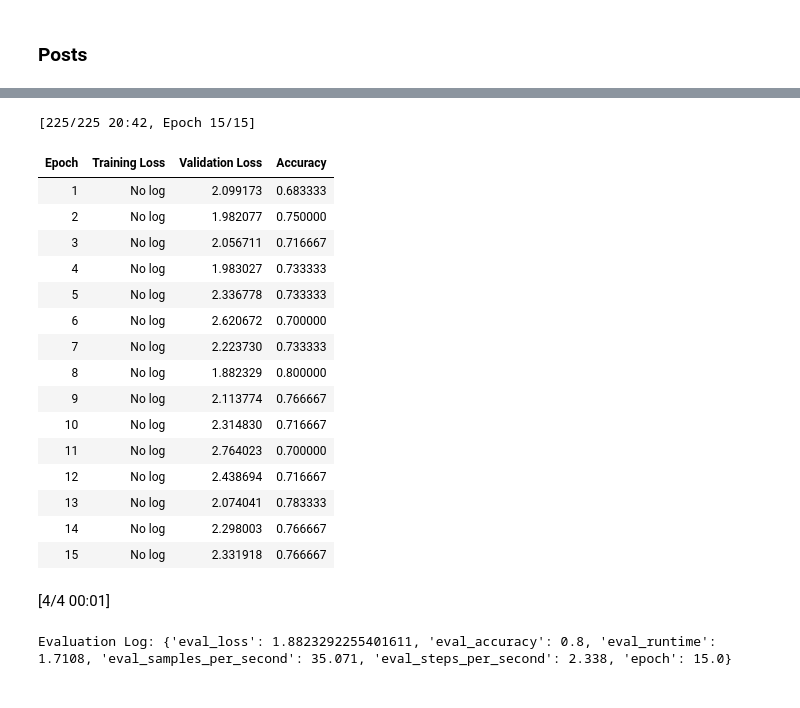
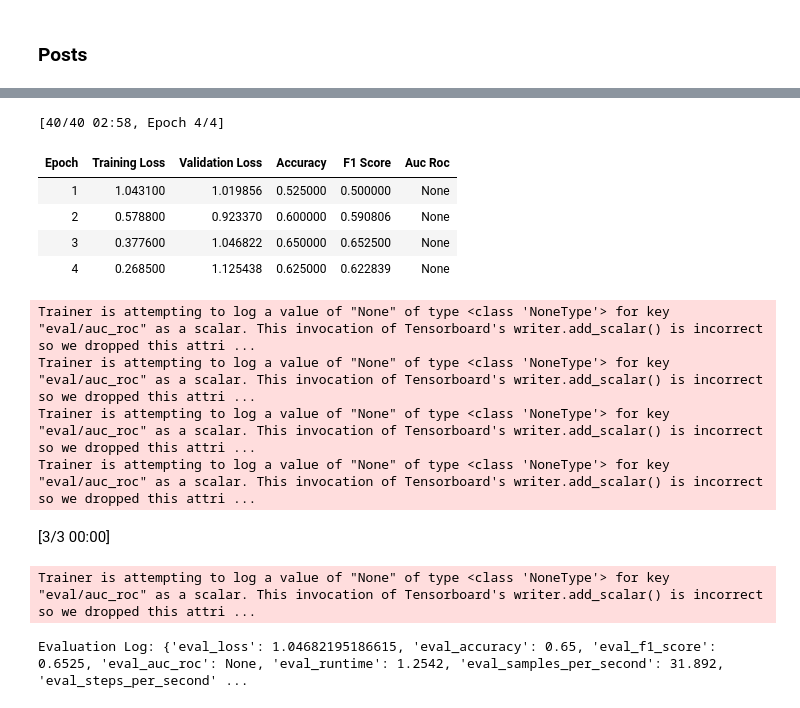
Before and after one commit to gckang/nlp-reddit-election-posts-proj, a Jupyter notebook: new_finetune_bert.ipynb, the cells around one changed output, grey strips where cells are left out. Drawn from its saved outputs; the diff is of its cells as text; code cells hidden in the pictures.

```diff
--- a/new_finetune_bert.ipynb
+++ b/new_finetune_bert.ipynb
@@ -132,3 +149,25 @@ def compute_metrics(eval_pred):
+# %%
+from sklearn.metrics import accuracy_score, f1_score, roc_auc_score
+import numpy as np
+def compute_metrics(eval_pred):
+    logits, labels = eval_pred
+    predictions = np.argmax(logits, axis=-1)
+    accuracy = accuracy_score(labels, predictions)
+    f1 = f1_score(labels, predictions, average='weighted')
+    try:
+        if logits.shape[1] == 2:
+            probabilities = logits[:, 1]
+            aucroc = roc_auc_score(labels, probabilities)
+        else:
+            aucroc = roc_auc_score(labels, logits, multi_class='ovr')
+    except ValueError:
+        aucroc = None
+
+    return {
+        'accuracy': accuracy,
+        'f1_score': f1,
+        'auc_roc': aucroc
+    }
 # %%
 batch_size = 16
 training_args = TrainingArguments(
@@ -248,11 +316,14 @@ plt.show()
 # %% [markdown]
 ### Posts
 # %%
-pdf2020_all = relabel('./data/r_labeled_posts_2020.csv')
-pdf2024_all = relabel('./data/r_labeled_posts_2024.csv')
-pdf2020 = pdf2020_all.sample(n=300, random_state = 42)
-pdf2024 = pdf2024_all.sample(n=300, random_state = 42)
-train_dataset, test_dataset = split_data(df2020, df2024)
+# pdf2020_all = relabel('./r_labeled_posts_2020.csv')
+# pdf2024_all = relabel('./r_labeled_posts_2024.csv')
+# pdf2020 = pdf2020_all.sample(n=300, random_state = 42)
+# pdf2024 = pdf2024_all.sample(n=300, random_state = 42)
+pdf2020 = relabel('./labeled_posts_2020.csv')
+pdf2024 = relabel('./labeled_posts_2024.csv')
+
+train_dataset, test_dataset = split_data(pdf2020, pdf2024)
 
 
 train_dataset = train_dataset.map(tokenize_function, batched=True)
@@ -278,51 +349,46 @@ test_dataset = test_dataset.map(tokenize_function, batched=True)
 # %%
 batch_size = 16
 training_args = TrainingArguments(
     output_dir='./results',
-    evaluation_strategy = "epoch",
-    save_strategy = "epoch",
+    evaluation_strategy="epoch",
+    logging_strategy="epoch",
+    save_strategy="epoch",
     learning_rate=2e-5,
     per_device_train_batch_size=batch_size,
     per_device_eval_batch_size=batch_size,
-    num_train_epochs=15,
+    num_train_epochs=4,
     weight_decay=0.01,
     load_best_model_at_end=True,
     metric_for_best_model='accuracy',
     logging_dir='./logs'
 )
 
 trainer = Trainer(
     model,
     training_args,
     train_dataset=train_dataset,
     eval_dataset=test_dataset,
     tokenizer=tokenizer,
     compute_metrics=compute_metrics
 )
 
 eval_log = None
 trainer.train()
 eval_log = trainer.evaluate()
 
 
 print(f'Evaluation Log: {eval_log}')
 # %% [output]
-[225/225 20:42, Epoch 15/15]
+[40/40 02:58, Epoch 4/4]
-| Epoch | Training Loss | Validation Loss | Accuracy |
-| 1 | No log | 2.099173 | 0.683333 |
-| 2 | No log | 1.982077 | 0.750000 |
-| 3 | No log | 2.056711 | 0.716667 |
-| 4 | No log | 1.983027 | 0.733333 |
-| 5 | No log | 2.336778 | 0.733333 |
-| 6 | No log | 2.620672 | 0.700000 |
-| 7 | No log | 2.223730 | 0.733333 |
-| 8 | No log | 1.882329 | 0.800000 |
-| 9 | No log | 2.113774 | 0.766667 |
-| 10 | No log | 2.314830 | 0.716667 |
-| 11 | No log | 2.764023 | 0.700000 |
-| 12 | No log | 2.438694 | 0.716667 |
-| 13 | No log | 2.074041 | 0.783333 |
-| 14 | No log | 2.298003 | 0.766667 |
-| 15 | No log | 2.331918 | 0.766667 |
+| Epoch | Training Loss | Validation Loss | Accuracy | F1 Score | Auc Roc |
+| 1 | 1.043100 | 1.019856 | 0.525000 | 0.500000 | None |
+| 2 | 0.578800 | 0.923370 | 0.600000 | 0.590806 | None |
+| 3 | 0.377600 | 1.046822 | 0.650000 | 0.652500 | None |
+| 4 | 0.268500 | 1.125438 | 0.625000 | 0.622839 | None |
+Trainer is attempting to log a value of "None" of type <class 'NoneType'> for key "eval/auc_roc" as a scalar. This invocation of Tensorboard's writer.add_scalar() is incorrect so we dropped this attri ...
+Trainer is attempting to log a value of "None" of type <class 'NoneType'> for key "eval/auc_roc" as a scalar. This invocation of Tensorboard's writer.add_scalar() is incorrect so we dropped this attri ...
+Trainer is attempting to log a value of "None" of type <class 'NoneType'> for key "eval/auc_roc" as a scalar. This invocation of Tensorboard's writer.add_scalar() is incorrect so we dropped this attri ...
+Trainer is attempting to log a value of "None" of type <class 'NoneType'> for key "eval/auc_roc" as a scalar. This invocation of Tensorboard's writer.add_scalar() is incorrect so we dropped this attri ...
-[4/4 00:01]
+[3/3 00:00]
-Evaluation Log: {'eval_loss': 1.8823292255401611, 'eval_accuracy': 0.8, 'eval_runtime': 1.7108, 'eval_samples_per_second': 35.071, 'eval_steps_per_second': 2.338, 'epoch': 15.0}
+Trainer is attempting to log a value of "None" of type <class 'NoneType'> for key "eval/auc_roc" as a scalar. This invocation of Tensorboard's writer.add_scalar() is incorrect so we dropped this attri ...
+Evaluation Log: {'eval_loss': 1.04682195186615, 'eval_accuracy': 0.65, 'eval_f1_score': 0.6525, 'eval_auc_roc': None, 'eval_runtime': 1.2542, 'eval_samples_per_second': 31.892, 'eval_steps_per_second' ...
```
Also changed, not shown: parts of 15 cells of this notebook.
